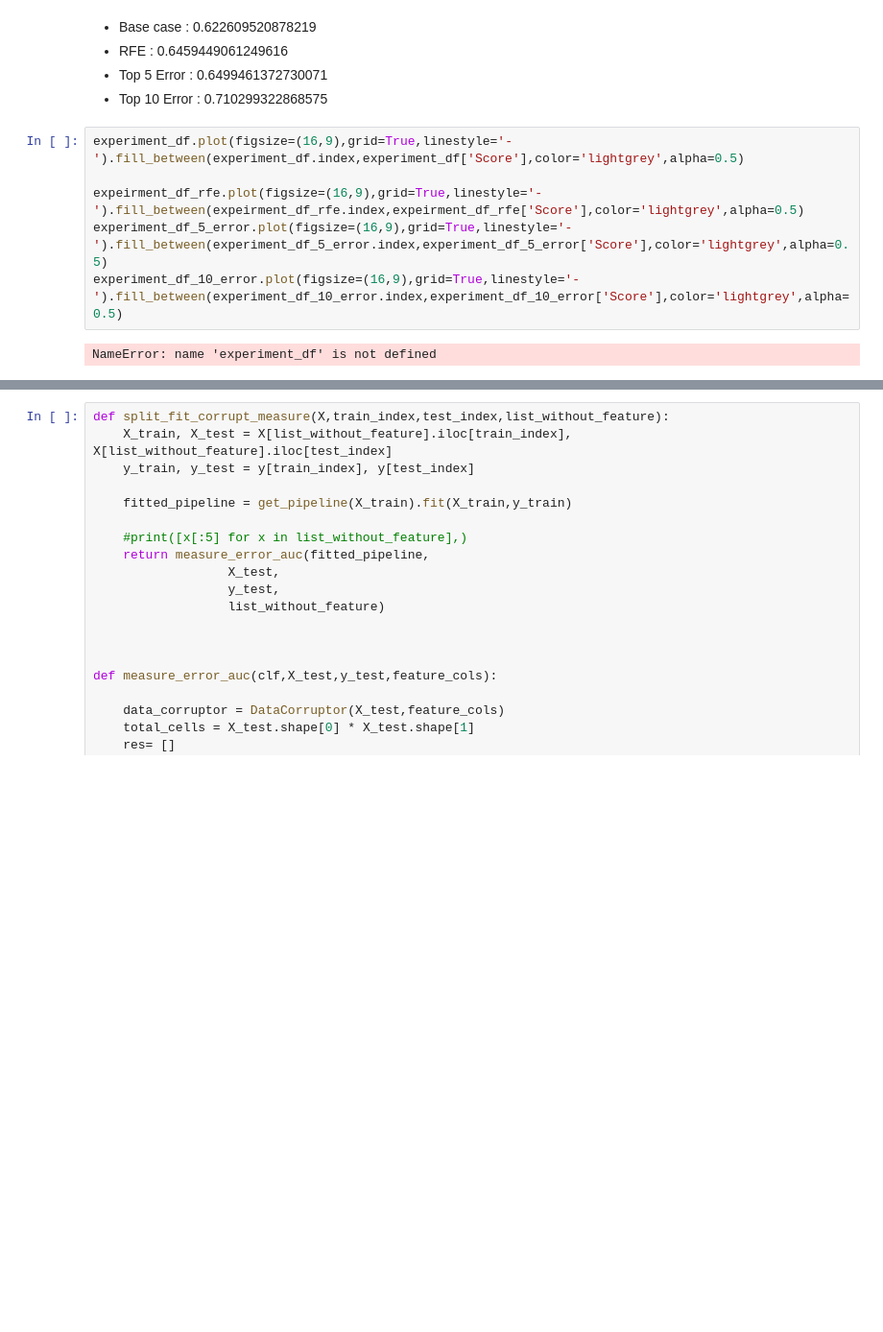
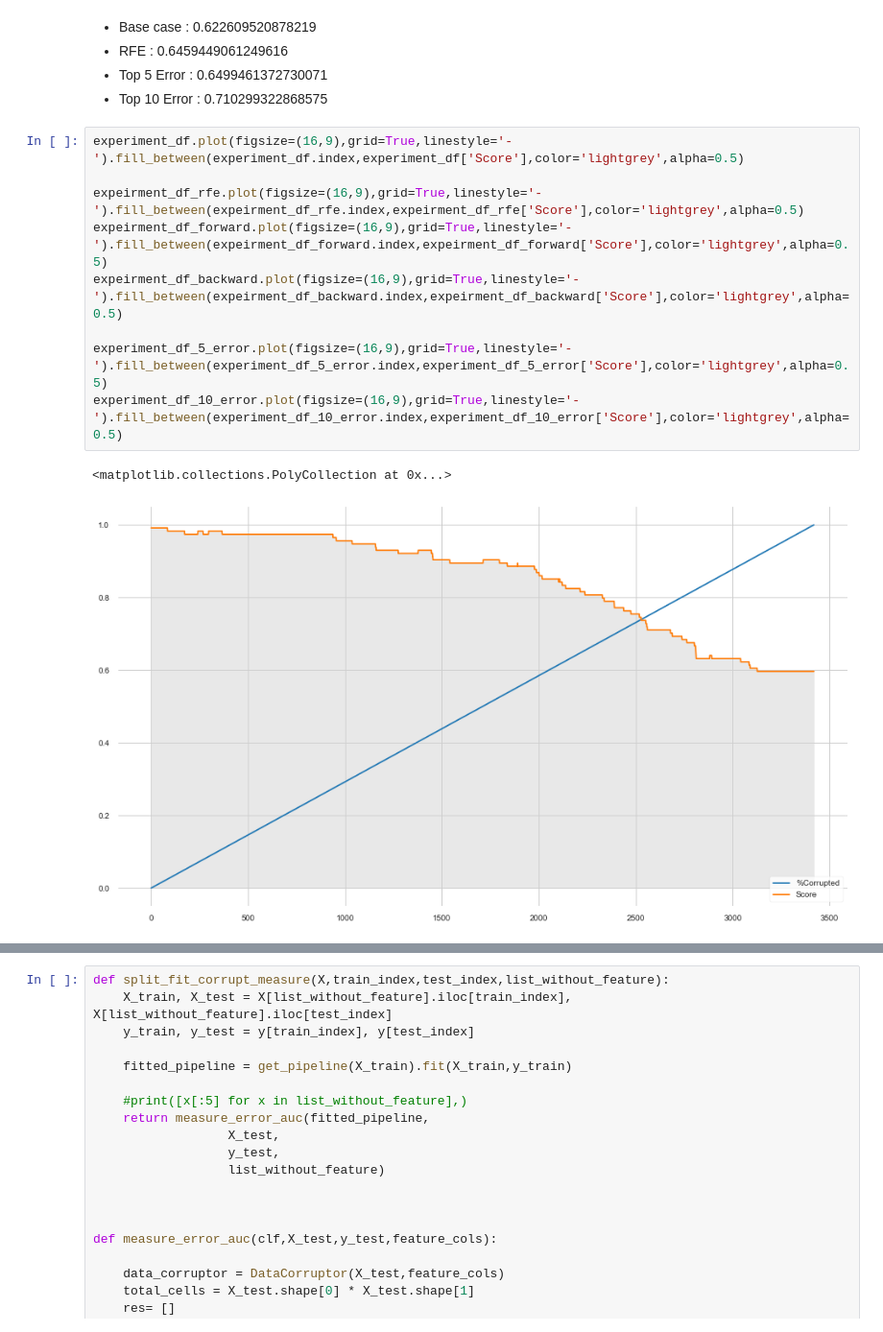
Before and after one commit to NautiyalAmit/Data-Science-Application-Feature-Selection, a Jupyter notebook: Feature Ranking And Selection .ipynb, the cells around one changed output, grey strips where cells are left out. Shown: that part at 96% size. Cells and saved outputs as stored; diff of their text form; blank space fills up the shorter version.

```diff
--- a/Feature Ranking And Selection .ipynb
+++ b/Feature Ranking And Selection .ipynb
@@ -291,8 +492,12 @@ Area under the curve 0.749145891043398
 # %%
 experiment_df.plot(figsize=(16,9),grid=True,linestyle='-').fill_between(experiment_df.index,experiment_df['Score'],color='lightgrey',alpha=0.5)
 
 expeirment_df_rfe.plot(figsize=(16,9),grid=True,linestyle='-').fill_between(expeirment_df_rfe.index,expeirment_df_rfe['Score'],color='lightgrey',alpha=0.5)
+expeirment_df_forward.plot(figsize=(16,9),grid=True,linestyle='-').fill_between(expeirment_df_forward.index,expeirment_df_forward['Score'],color='lightgrey',alpha=0.5)
+expeirment_df_backward.plot(figsize=(16,9),grid=True,linestyle='-').fill_between(expeirment_df_backward.index,expeirment_df_backward['Score'],color='lightgrey',alpha=0.5)
+
 experiment_df_5_error.plot(figsize=(16,9),grid=True,linestyle='-').fill_between(experiment_df_5_error.index,experiment_df_5_error['Score'],color='lightgrey',alpha=0.5)
 experiment_df_10_error.plot(figsize=(16,9),grid=True,linestyle='-').fill_between(experiment_df_10_error.index,experiment_df_10_error['Score'],color='lightgrey',alpha=0.5)
 # %% [output]
-NameError: name 'experiment_df' is not defined
+<matplotlib.collections.PolyCollection at 0x...>
+[figure, added]
```
Also changed, not shown: parts of 23 cells of this notebook.
